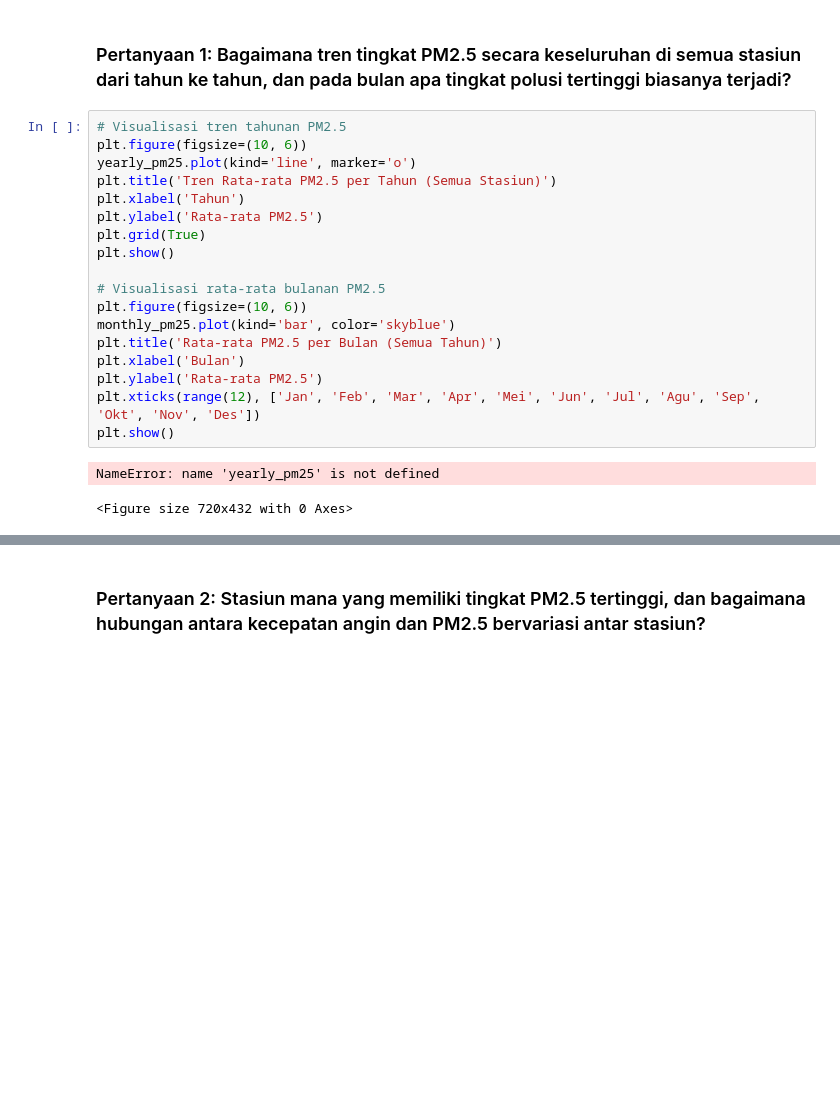
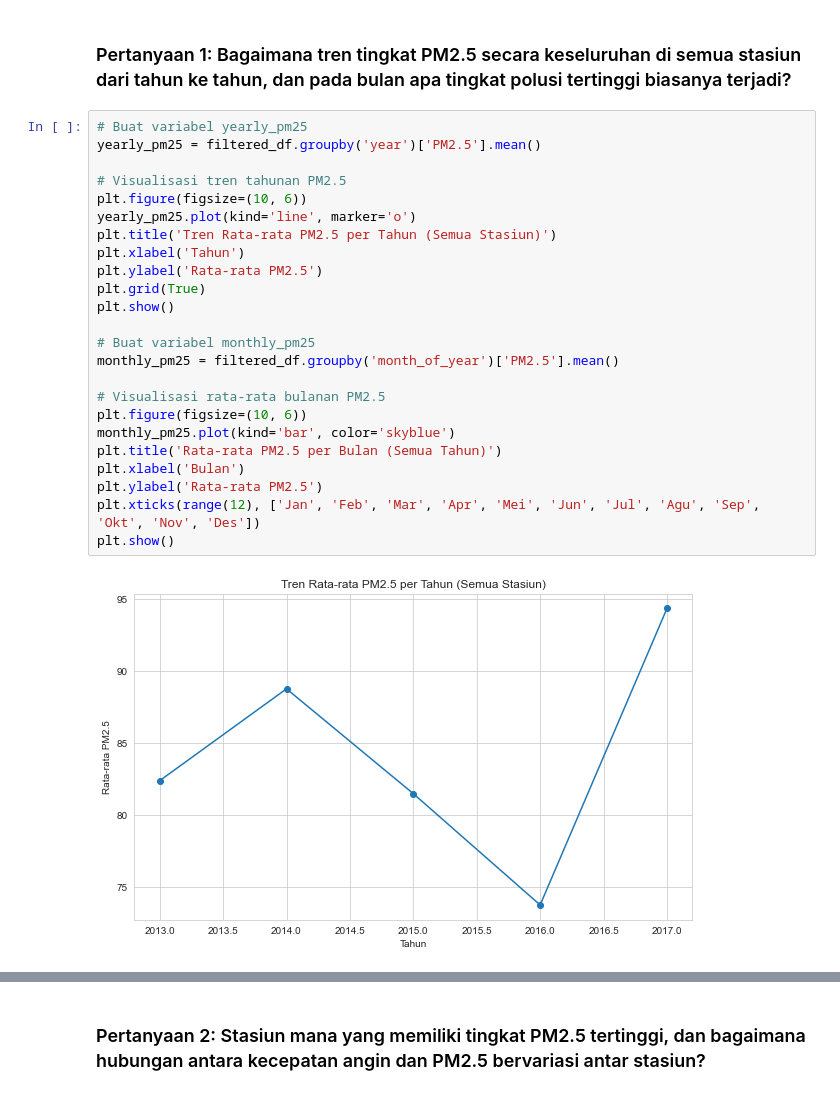
Before and after one commit to naufalzur/AnalisisKualitasUdara, a Jupyter notebook: notebook.ipynb, the cells around one changed output, grey strips where cells are left out. Drawn from its saved outputs; the diff is of its cells as text; blank space fills up the shorter version.

```diff
--- a/notebook.ipynb
+++ b/notebook.ipynb
@@ -397,23 +400,28 @@ Interpretasi: Histogram ini menunjukkan distribusi arah angin di setiap stasiun.
 # %% [markdown]
 ### Pertanyaan 1: Bagaimana tren tingkat PM2.5 secara keseluruhan di semua stasiun dari tahun ke tahun, dan pada bulan apa tingkat polusi tertinggi biasanya terjadi?
 # %%
+# Buat variabel yearly_pm25
+yearly_pm25 = filtered_df.groupby('year')['PM2.5'].mean()
+
 # Visualisasi tren tahunan PM2.5
 plt.figure(figsize=(10, 6))
 yearly_pm25.plot(kind='line', marker='o')
 plt.title('Tren Rata-rata PM2.5 per Tahun (Semua Stasiun)')
 plt.xlabel('Tahun')
 plt.ylabel('Rata-rata PM2.5')
 plt.grid(True)
 plt.show()
 
+# Buat variabel monthly_pm25
+monthly_pm25 = filtered_df.groupby('month_of_year')['PM2.5'].mean()
+
 # Visualisasi rata-rata bulanan PM2.5
 plt.figure(figsize=(10, 6))
 monthly_pm25.plot(kind='bar', color='skyblue')
 plt.title('Rata-rata PM2.5 per Bulan (Semua Tahun)')
 plt.xlabel('Bulan')
 plt.ylabel('Rata-rata PM2.5')
 plt.xticks(range(12), ['Jan', 'Feb', 'Mar', 'Apr', 'Mei', 'Jun', 'Jul', 'Agu', 'Sep', 'Okt', 'Nov', 'Des'])
 plt.show()
 # %% [output]
-NameError: name 'yearly_pm25' is not defined
-<Figure size 720x432 with 0 Axes>
+[figure, added]
```
Also changed, not shown: parts of 6 cells of this notebook.
